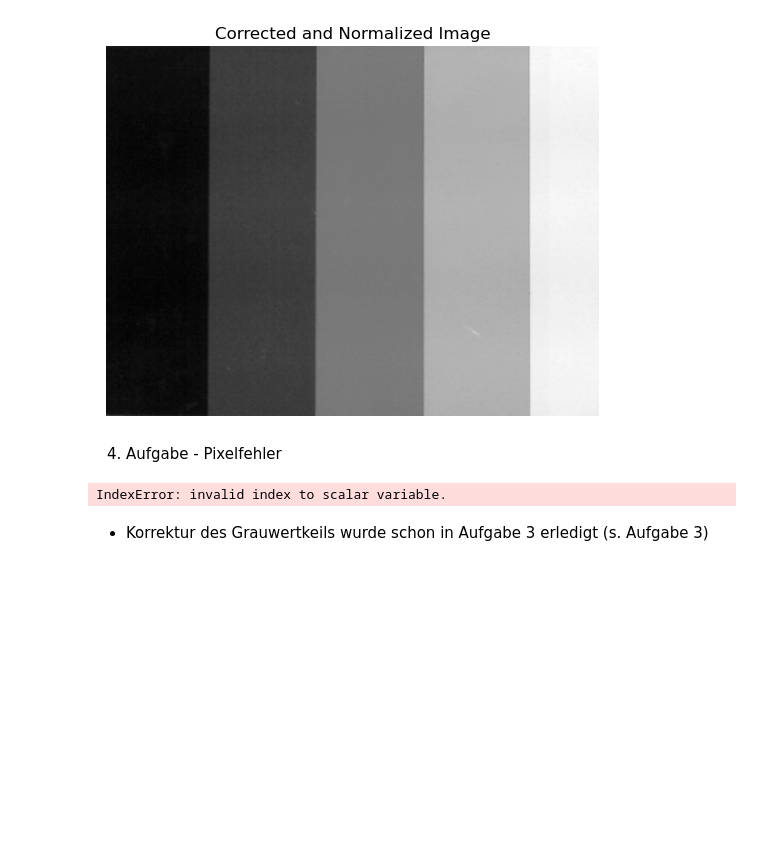
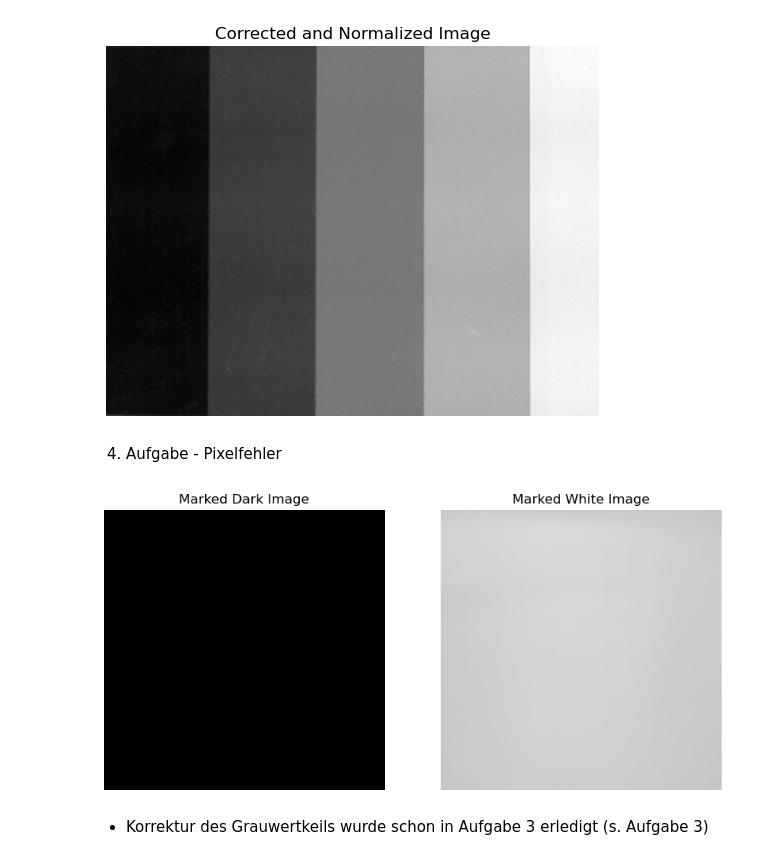
Before and after one commit to bgmpkr/SSS, a Jupyter notebook: versuch2/versuch2.ipynb, the cells around one changed output. Drawn from its saved outputs; the diff is of its cells as text; code cells hidden in the pictures; blank space fills up the shorter version.

```diff
--- a/versuch2/versuch2.ipynb
+++ b/versuch2/versuch2.ipynb
@@ -216,10 +216,7 @@ def dead_pixel(pixel):
 
 def mark_pixel(image_path, pixel_condition, mark_color=(0, 255, 0)):
     # Lade das Bild
-    image = cv2.imread(image_path, cv2.IMREAD_GRAYSCALE)
-
-    # Konvertiere das Graustufenbild in ein BGR-Bild für die Markierung
-    marked_image = cv2.cvtColor(image, cv2.COLOR_GRAY2BGR)
+    image = cv2.imread(image_path)
 
     # Erstelle eine Kopie des Bilds, um die Markierung vorzunehmen
     marked_image = np.copy(image)
@@ -231,33 +228,33 @@ def mark_pixel(image_path, pixel_condition, mark_color=(0, 255, 0)):
                 # Ändere die Farbe des Pixels, um ihn zu markieren
                 marked_image[y, x] = mark_color
 
     return image
 
 # Markiere die Hotpixels im Dunkelbild
 marked_dark_image = mark_pixel(dark_image_path, hot_pixel)
 
 # Markiere die Stuckpixels im Dunkelbild
 marked_dark_image = mark_pixel(dark_image_path, stuck_pixel)
 
 # Markiere die Deadpixels im Weißbild
 marked_white_image = mark_pixel(white_image_path, dead_pixel)
 
 
 # Anzeige der markierten Bilder
 plt.figure(figsize=(10, 5))
 
 plt.subplot(1, 2, 1)
 plt.imshow(marked_dark_image, cmap='gray')
 plt.title('Marked Dark Image')
 plt.axis('off')
 
 plt.subplot(1, 2, 2)
 plt.imshow(marked_white_image, cmap='gray')
 plt.title('Marked White Image')
 plt.axis('off')
 
 plt.show()
 # %% [output]
-IndexError: invalid index to scalar variable.
+[figure, added]
 # %% [markdown]
 - Korrektur des Grauwertkeils wurde schon in Aufgabe 3 erledigt (s. Aufgabe 3)
```
